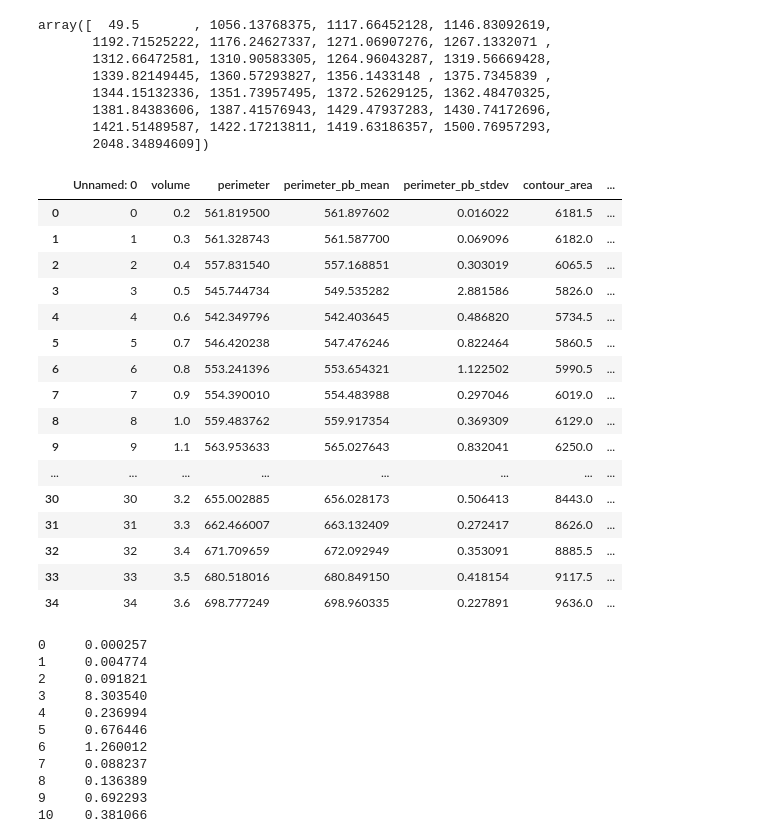
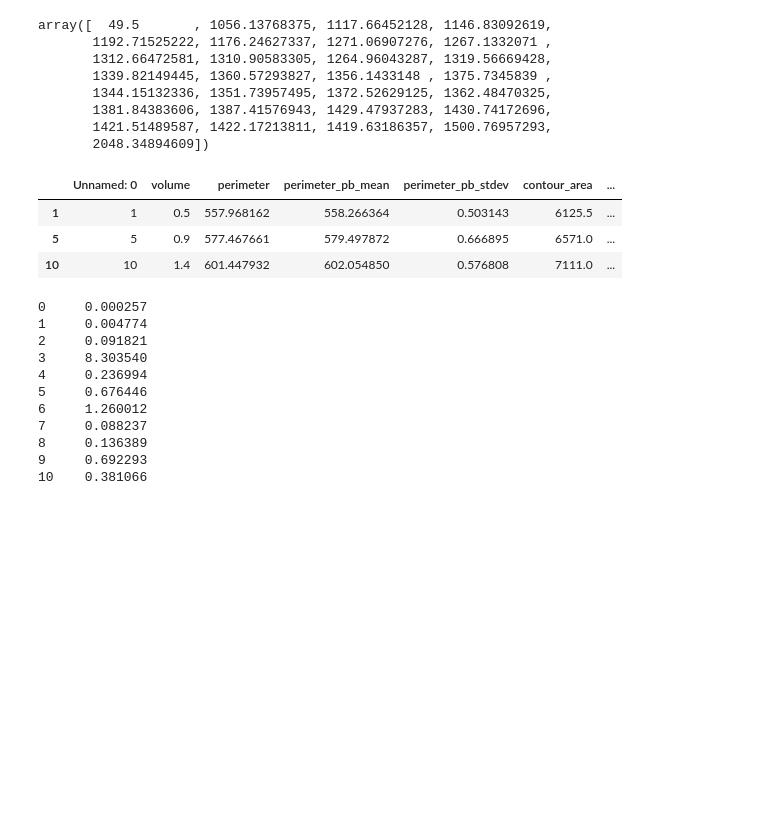
Before and after one commit to braingeneers/Blob-Measuring-with-Computer-Vision, a Jupyter notebook: Plotting-Data.ipynb, the cells around one changed output. Saved outputs shown, nothing was run; the diff lists cells and outputs as text; code cells hidden in the pictures; blank space fills up the shorter version.

```diff
--- a/Plotting-Data.ipynb
+++ b/Plotting-Data.ipynb
@@ -2,8 +2,8 @@
 import pandas as pd
 import numpy as np
 import matplotlib.pyplot as plt
-
-frame = pd.read_csv("/Users/pierre/Pictures/biology/Blob-Measuring/Level-Measurement-Experiment/stream-captures/july-18-2022-safe/all_values.csv")
+path = "/Users/pierre/Pictures/biology/Blob-Measuring/Level-Measurement-Experiment/stream-captures/main-test-set-25-July-2022T13:23:41/all_values.csv"
+frame = pd.read_csv(path)
 # %%
 df = pd.DataFrame({"volume":frame.columns,
                    "mean": frame.mean().to_frame()[0].values,
@@ -22,29 +22,16 @@ array([  49.5       , 1056.13768375, 1117.66452128, 1146.83092619,
        1421.51489587, 1422.17213811, 1419.63186357, 1500.76957293,
        2048.34894609])
 # %%
-frame.volume *= (3/3.9)
+frame.volume -= 0.5
 # %%
 frame.var = pow(frame.perimeter_pb_stdev,2)
 # %%
-frame
+frame.iloc[[1,5,10]]
 # %% [output]
 |  | Unnamed: 0 | volume | perimeter | perimeter_pb_mean | perimeter_pb_stdev | contour_area | ... |
-| 0 | 0 | 0.2 | 561.819500 | 561.897602 | 0.016022 | 6181.5 | ... |
-| 1 | 1 | 0.3 | 561.328743 | 561.587700 | 0.069096 | 6182.0 | ... |
-| 2 | 2 | 0.4 | 557.831540 | 557.168851 | 0.303019 | 6065.5 | ... |
-| 3 | 3 | 0.5 | 545.744734 | 549.535282 | 2.881586 | 5826.0 | ... |
-| 4 | 4 | 0.6 | 542.349796 | 542.403645 | 0.486820 | 5734.5 | ... |
-| 5 | 5 | 0.7 | 546.420238 | 547.476246 | 0.822464 | 5860.5 | ... |
-| 6 | 6 | 0.8 | 553.241396 | 553.654321 | 1.122502 | 5990.5 | ... |
-| 7 | 7 | 0.9 | 554.390010 | 554.483988 | 0.297046 | 6019.0 | ... |
-| 8 | 8 | 1.0 | 559.483762 | 559.917354 | 0.369309 | 6129.0 | ... |
-| 9 | 9 | 1.1 | 563.953633 | 565.027643 | 0.832041 | 6250.0 | ... |
-| ... | ... | ... | ... | ... | ... | ... | ... |
-| 30 | 30 | 3.2 | 655.002885 | 656.028173 | 0.506413 | 8443.0 | ... |
-| 31 | 31 | 3.3 | 662.466007 | 663.132409 | 0.272417 | 8626.0 | ... |
-| 32 | 32 | 3.4 | 671.709659 | 672.092949 | 0.353091 | 8885.5 | ... |
-| 33 | 33 | 3.5 | 680.518016 | 680.849150 | 0.418154 | 9117.5 | ... |
-| 34 | 34 | 3.6 | 698.777249 | 698.960335 | 0.227891 | 9636.0 | ... |
+| 1 | 1 | 0.5 | 557.968162 | 558.266364 | 0.503143 | 6125.5 | ... |
+| 5 | 5 | 0.9 | 577.467661 | 579.497872 | 0.666895 | 6571.0 | ... |
+| 10 | 10 | 1.4 | 601.447932 | 602.054850 | 0.576808 | 7111.0 | ... |
 # %%
 frame.var
 # df = df.drop(28)
```
Also changed, not shown: parts of 14 cells of this notebook, 8 other files.
